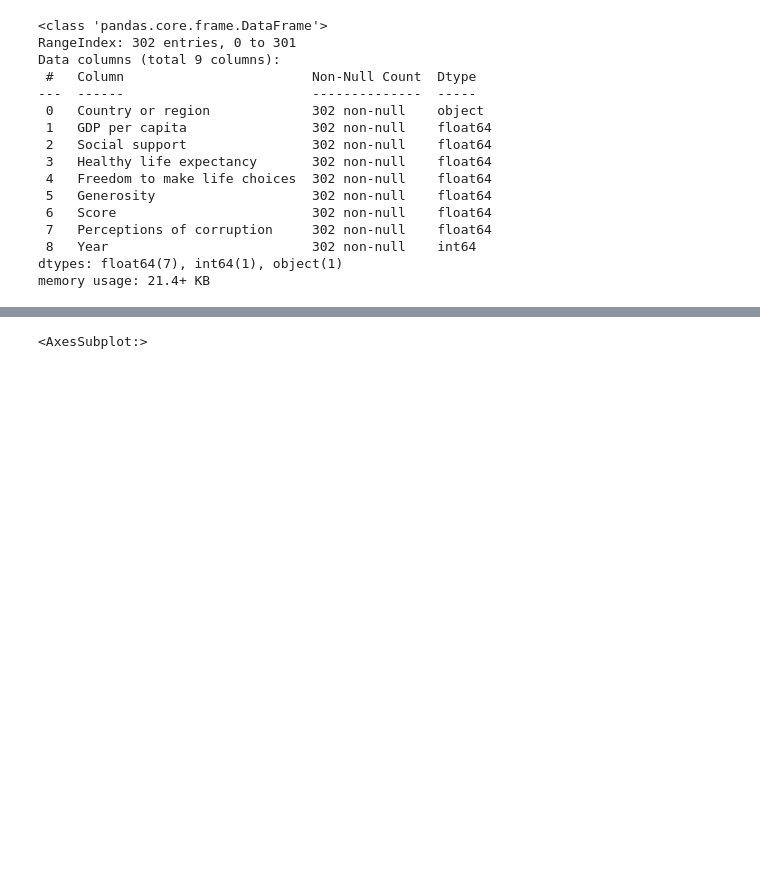
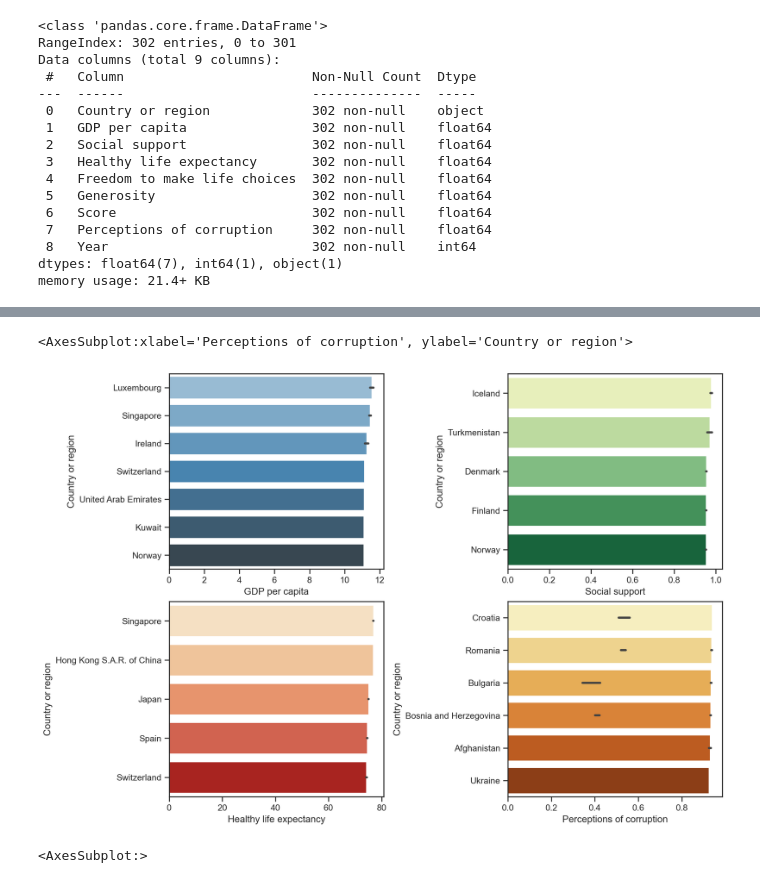
Before and after one commit to ouzgrp/project1bootcamp, a Jupyter notebook: Happiness_analysis.ipynb, the cells around one changed output, grey strips where cells are left out. Saved outputs shown, nothing was run; the diff lists cells and outputs as text; code cells hidden in the pictures; blank space fills up the shorter version.

```diff
--- a/Happiness_analysis.ipynb
+++ b/Happiness_analysis.ipynb
@@ -122,3 +132,16 @@ g = sns.pairplot(combined_countries_without_year, kind="reg")
+# %%
+fig, axes = plt.subplots(nrows=2, ncols=2,constrained_layout=True,figsize=(12,8))
+
+sns.barplot(x='GDP per capita',y='Country or region',data=combined_countries.nlargest(10,'GDP per capita'),ax=axes[0,0],palette="Blues_d")
+sns.barplot(x='Social support' ,y='Country or region',data=combined_countries.nlargest(10,'Social support'),ax=axes[0,1],palette="YlGn")
+
+sns.barplot(x='Healthy life expectancy' ,y='Country or region',data=combined_countries.nlargest(10,'Healthy life expectancy'),ax=axes[1,0],palette='OrRd')
+
+sns.barplot(x='Generosity' ,y='Country or region',data=combined_countries.nlargest(10,'Generosity'),ax=axes[1,1],palette='YlOrBr')
+sns.barplot(x='Perceptions of corruption' ,y='Country or region',data=combined_countries.nlargest(10,'Perceptions of corruption'),ax=axes[1,1],palette='YlOrBr')
+# %% [output]
+<AxesSubplot:xlabel='Perceptions of corruption', ylabel='Country or region'>
+[figure, added]
 # %%
 #Check correlation of each values
 corrmat = combined_countries_without_year.corr()
```
Also changed, not shown: parts of 4 cells of this notebook, 2 other files.
